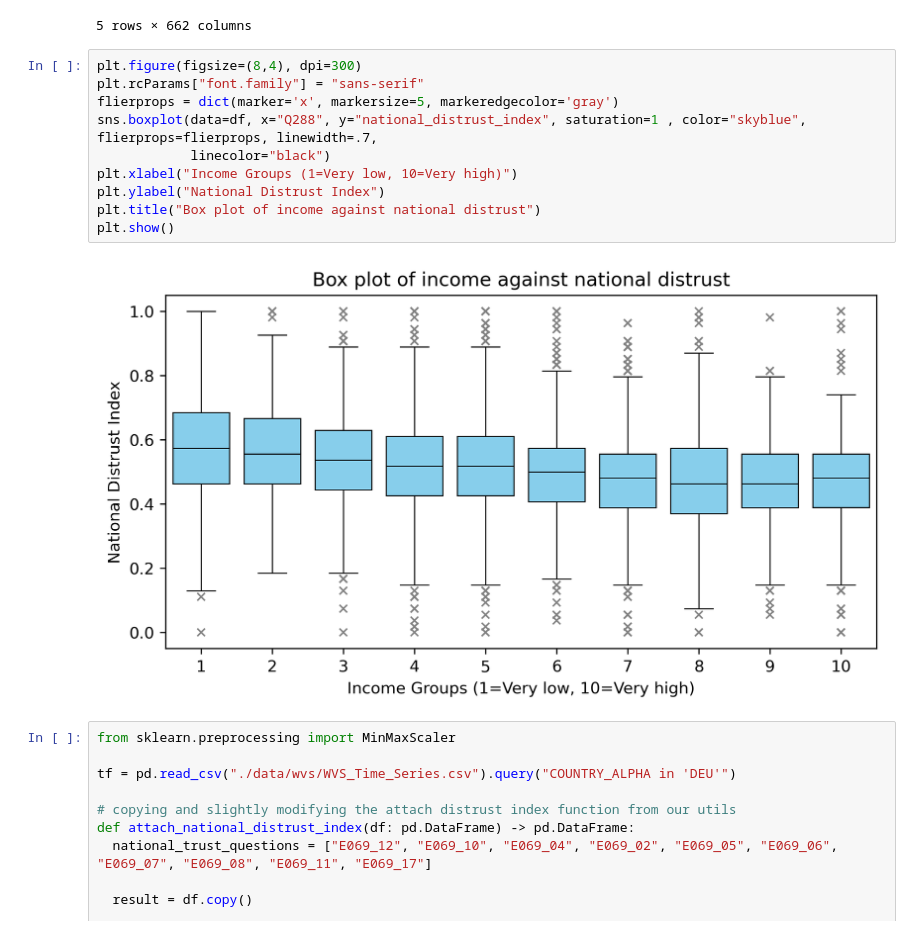
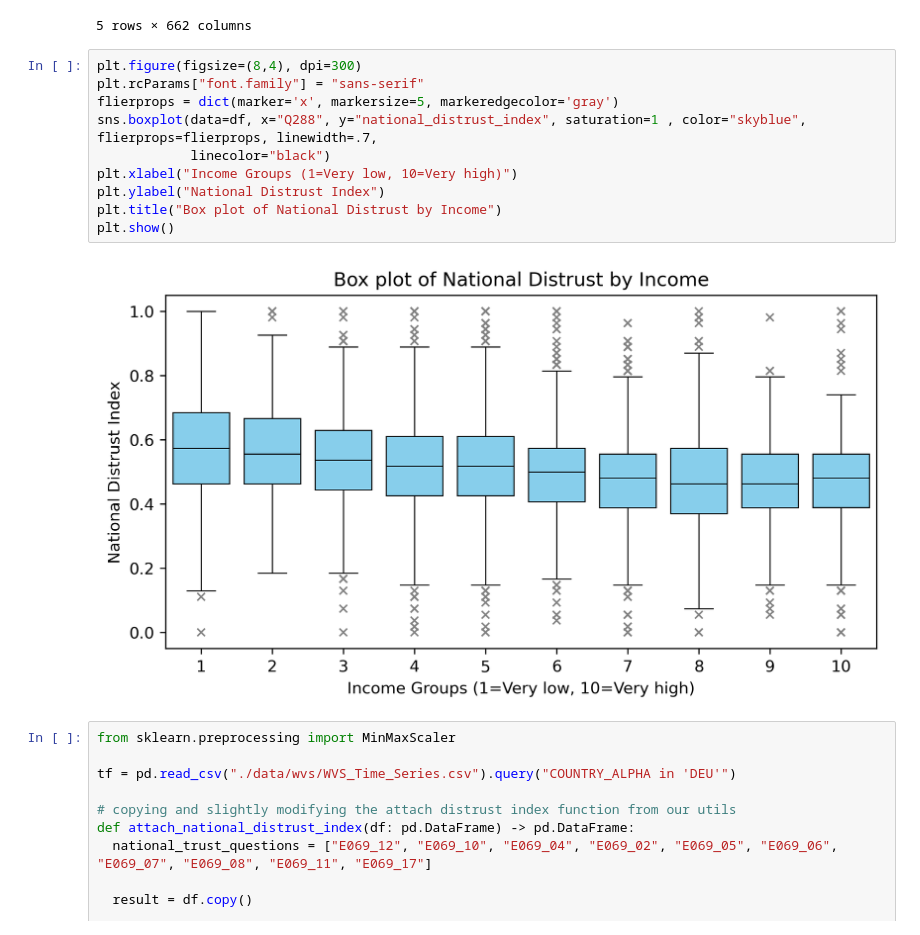
Before and after one commit to ekaba007/world_value, a Jupyter notebook: analysis/report_visiualization.ipynb, the cells around one changed output. Saved outputs shown, nothing was run; the diff lists cells and outputs as text.

Commit message:
modifications to visualization files. Including plot distributions of aggregated variables

```diff
--- a/analysis/report_visiualization.ipynb
+++ b/analysis/report_visiualization.ipynb
@@ -16,15 +16,15 @@ df.head()
 # %%
 plt.figure(figsize=(8,4), dpi=300)
 plt.rcParams["font.family"] = "sans-serif"
 flierprops = dict(marker='x', markersize=5, markeredgecolor='gray')
 sns.boxplot(data=df, x="Q288", y="national_distrust_index", saturation=1 , color="skyblue", flierprops=flierprops, linewidth=.7,
             linecolor="black")
 plt.xlabel("Income Groups (1=Very low, 10=Very high)")
 plt.ylabel("National Distrust Index")
-plt.title("Box plot of income against national distrust")
+plt.title("Box plot of National Distrust by Income")
 plt.show()
 # %% [output]
-[figure, old version]
+[figure, new version]
 # %%
 from sklearn.preprocessing import MinMaxScaler
 
```
Also changed, not shown: parts of 1 cell of this notebook, 2 other files.
